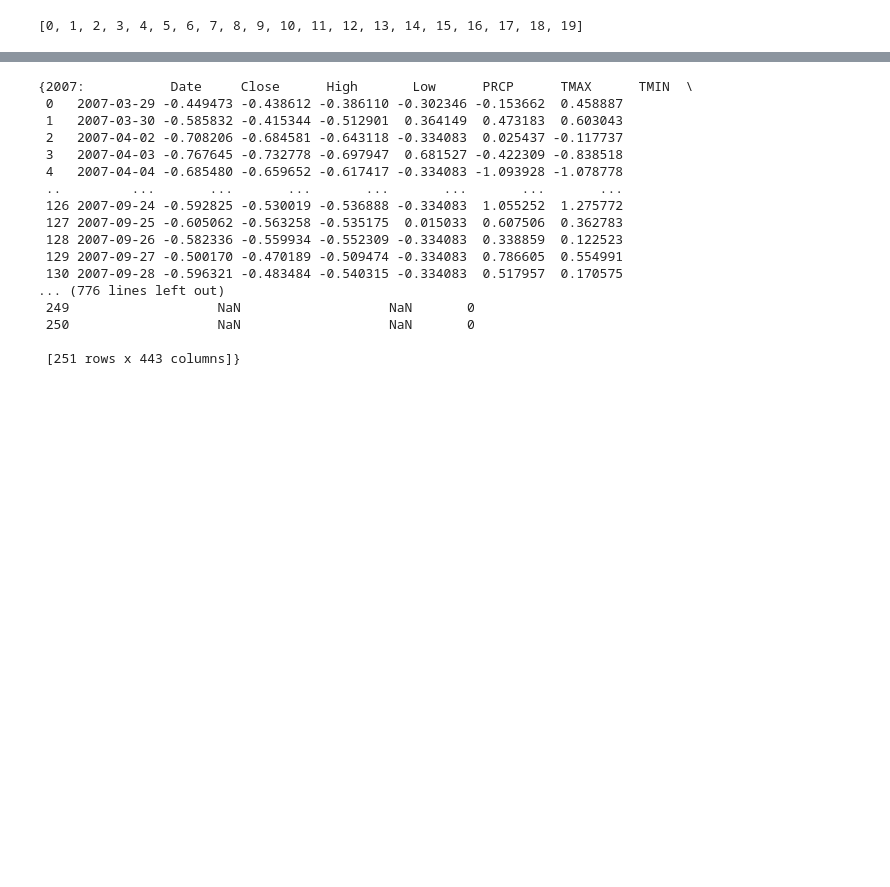
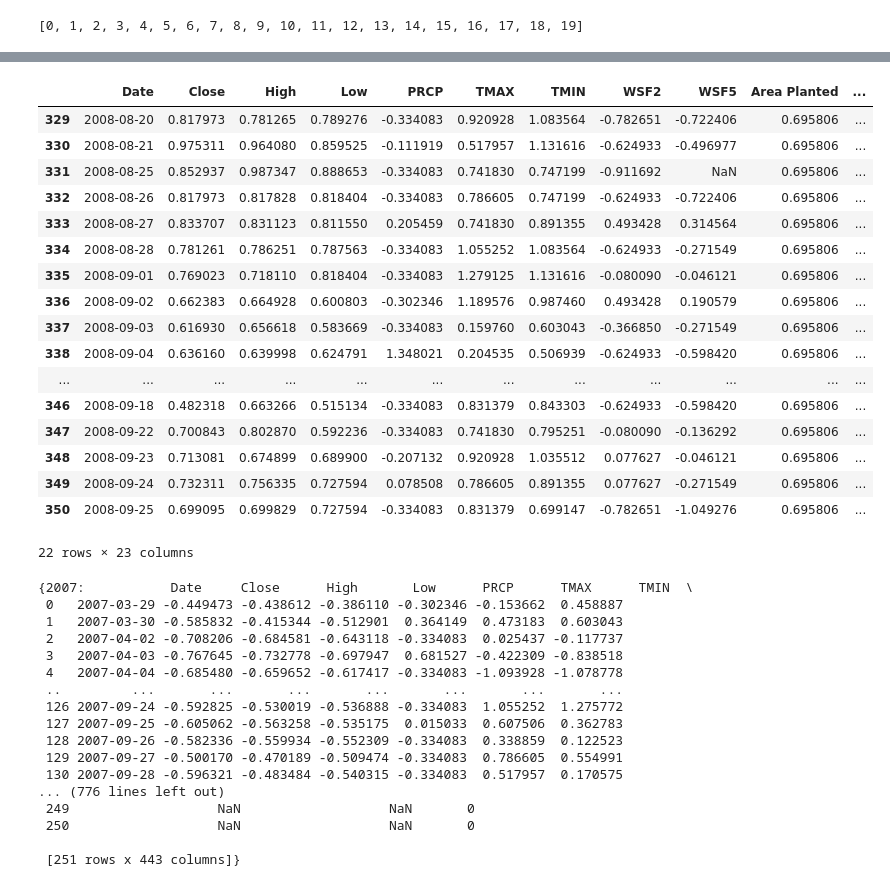
Before and after one commit to evanlipton/EENG439_CornPredictions, a Jupyter notebook: Data_Cleaning.ipynb, the cells around one changed output, grey strips where cells are left out. Drawn from its saved outputs; the diff is of its cells as text; code cells hidden in the pictures; blank space fills up the shorter version.

```diff
--- a/Data_Cleaning.ipynb
+++ b/Data_Cleaning.ipynb
@@ -684,5 +692,24 @@ subset_matrices[2008]
 # %%
-matrices_dict[2008]
+matrices_dict[2008][222]
+# %% [output]
+|  | Date | Close | High | Low | PRCP | TMAX | TMIN | WSF2 | WSF5 | Area Planted | ... |
+| 329 | 2008-08-20 | 0.817973 | 0.781265 | 0.789276 | -0.334083 | 0.920928 | 1.083564 | -0.782651 | -0.722406 | 0.695806 | ... |
+| 330 | 2008-08-21 | 0.975311 | 0.964080 | 0.859525 | -0.111919 | 0.517957 | 1.131616 | -0.624933 | -0.496977 | 0.695806 | ... |
+| 331 | 2008-08-25 | 0.852937 | 0.987347 | 0.888653 | -0.334083 | 0.741830 | 0.747199 | -0.911692 | NaN | 0.695806 | ... |
+| 332 | 2008-08-26 | 0.817973 | 0.817828 | 0.818404 | -0.334083 | 0.786605 | 0.747199 | -0.624933 | -0.722406 | 0.695806 | ... |
+| 333 | 2008-08-27 | 0.833707 | 0.831123 | 0.811550 | 0.205459 | 0.741830 | 0.891355 | 0.493428 | 0.314564 | 0.695806 | ... |
+| 334 | 2008-08-28 | 0.781261 | 0.786251 | 0.787563 | -0.334083 | 1.055252 | 1.083564 | -0.624933 | -0.271549 | 0.695806 | ... |
+| 335 | 2008-09-01 | 0.769023 | 0.718110 | 0.818404 | -0.334083 | 1.279125 | 1.131616 | -0.080090 | -0.046121 | 0.695806 | ... |
+| 336 | 2008-09-02 | 0.662383 | 0.664928 | 0.600803 | -0.302346 | 1.189576 | 0.987460 | 0.493428 | 0.190579 | 0.695806 | ... |
+| 337 | 2008-09-03 | 0.616930 | 0.656618 | 0.583669 | -0.334083 | 0.159760 | 0.603043 | -0.366850 | -0.271549 | 0.695806 | ... |
+| 338 | 2008-09-04 | 0.636160 | 0.639998 | 0.624791 | 1.348021 | 0.204535 | 0.506939 | -0.624933 | -0.598420 | 0.695806 | ... |
+| ... | ... | ... | ... | ... | ... | ... | ... | ... | ... | ... | ... |
+| 346 | 2008-09-18 | 0.482318 | 0.663266 | 0.515134 | -0.334083 | 0.831379 | 0.843303 | -0.624933 | -0.598420 | 0.695806 | ... |
+| 347 | 2008-09-22 | 0.700843 | 0.802870 | 0.592236 | -0.334083 | 0.741830 | 0.795251 | -0.080090 | -0.136292 | 0.695806 | ... |
+| 348 | 2008-09-23 | 0.713081 | 0.674899 | 0.689900 | -0.207132 | 0.920928 | 1.035512 | 0.077627 | -0.046121 | 0.695806 | ... |
+| 349 | 2008-09-24 | 0.732311 | 0.756335 | 0.727594 | 0.078508 | 0.786605 | 0.891355 | 0.077627 | -0.271549 | 0.695806 | ... |
+| 350 | 2008-09-25 | 0.699095 | 0.699829 | 0.727594 | -0.334083 | 0.831379 | 0.699147 | -0.782651 | -1.049276 | 0.695806 | ... |
+22 rows × 23 columns
 # %%
 del matrices_dict[2018]
 del matrices_dict[2007]
```
Also changed, not shown: parts of 5 cells of this notebook, 1 other file.
